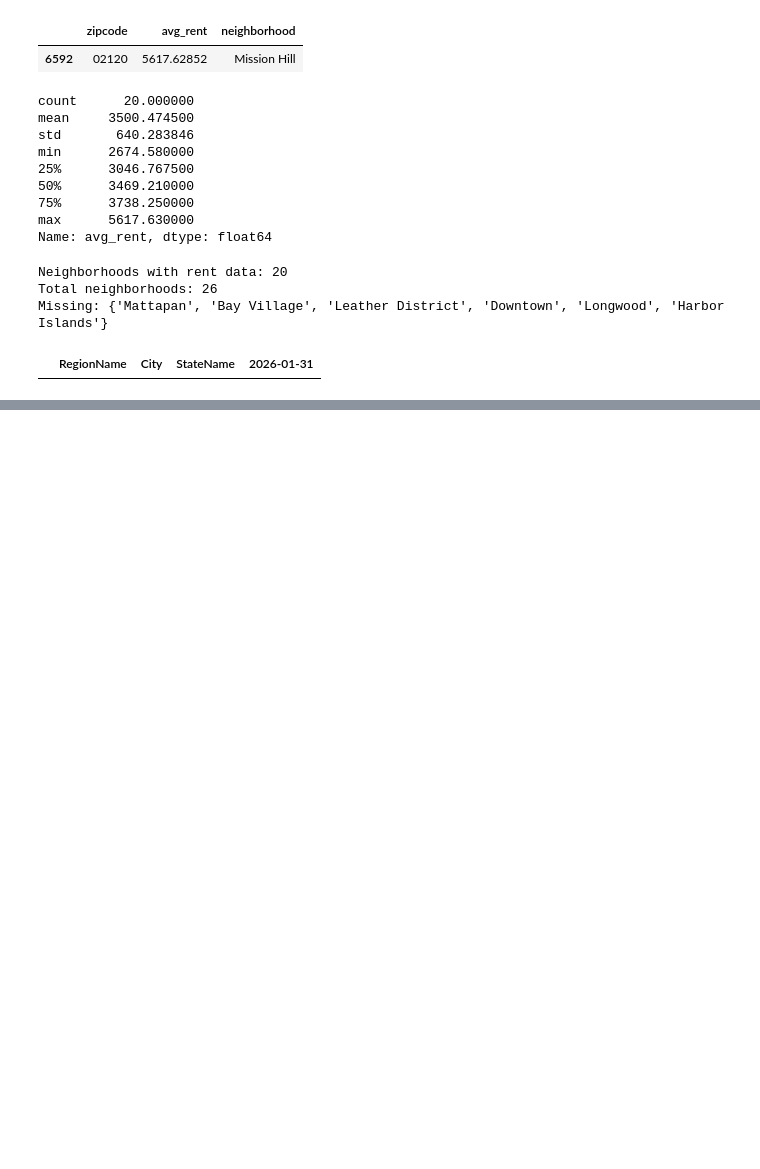
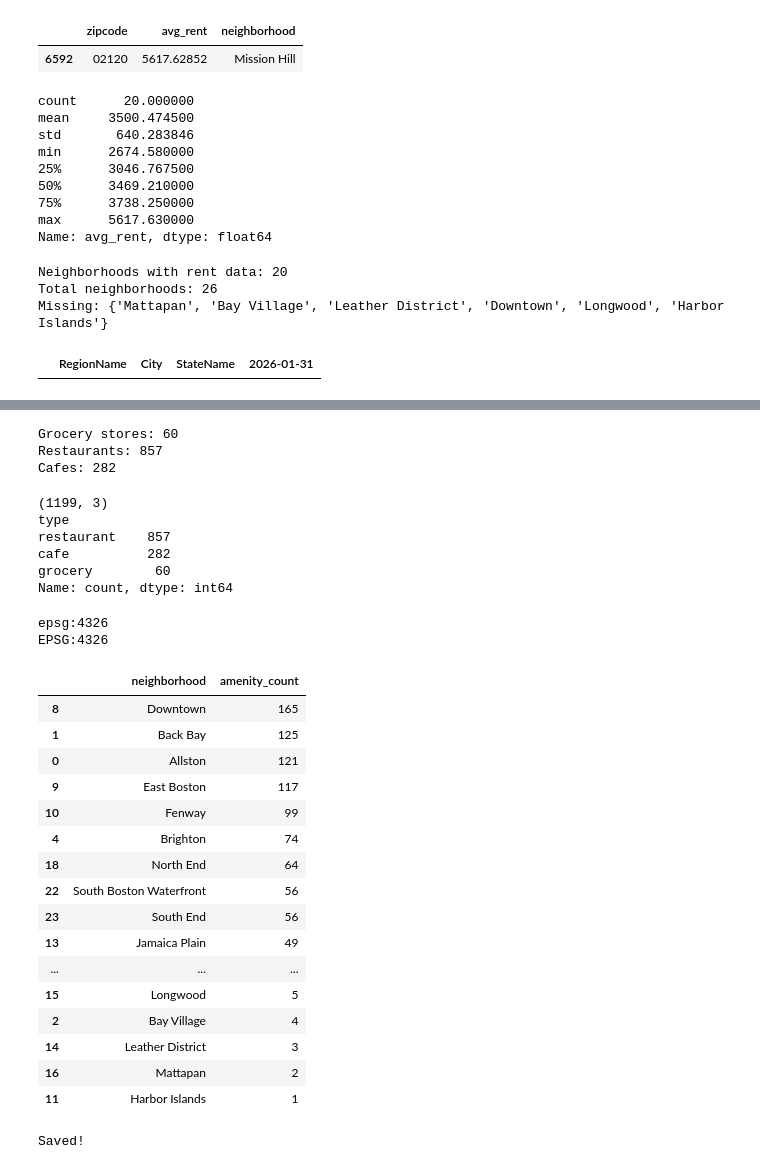
Before and after one commit to Kpop-Smoke/bu-neighborhood-recommender, a Jupyter notebook: notebooks/02_spatial_join.ipynb, the cells around one changed output, grey strips where cells are left out. Saved outputs shown, nothing was run; the diff lists cells and outputs as text; code cells hidden in the pictures; blank space fills up the shorter version.

Commit message:
Add amenity scores: restaurants, cafes, grocery stores per neighborhood

```diff
--- a/notebooks/02_spatial_join.ipynb
+++ b/notebooks/02_spatial_join.ipynb
@@ -452,0 +467,75 @@ rent[rent['RegionName'] == 2126][['RegionName', 'City', 'StateName', '2026-01-31
+# %%
+# Query multiple amenity types
+groceries = ox.features_from_place("Boston, Massachusetts, USA", tags={'shop': 'supermarket'})
+restaurants = ox.features_from_place("Boston, Massachusetts, USA", tags={'amenity': 'restaurant'})
+cafes = ox.features_from_place("Boston, Massachusetts, USA", tags={'amenity': 'cafe'})
+
+print(f"Grocery stores: {len(groceries)}")
+print(f"Restaurants: {len(restaurants)}")
+print(f"Cafes: {len(cafes)}")
+# %% [output]
+Grocery stores: 60
+Restaurants: 857
+Cafes: 282
+# %%
+# Keep only name and geometry, add type label
+groceries_clean = groceries[['name', 'geometry']].copy()
+groceries_clean['type'] = 'grocery'
+
+restaurants_clean = restaurants[['name', 'geometry']].copy()
+restaurants_clean['type'] = 'restaurant'
+
+cafes_clean = cafes[['name', 'geometry']].copy()
+cafes_clean['type'] = 'cafe'
+
+# Combine all
+amenities = pd.concat([groceries_clean, restaurants_clean, cafes_clean])
+print(amenities.shape)
+print(amenities['type'].value_counts())
+# %% [output]
+(1199, 3)
+type
+restaurant    857
+cafe          282
+grocery        60
+Name: count, dtype: int64
+# %%
+print(amenities.crs)
+print(neighborhoods.crs)
+# %% [output]
+epsg:4326
+EPSG:4326
+# %%
+amenities_with_neighborhoods = gpd.sjoin(
+    amenities,
+    neighborhoods[['name', 'geometry']],
+    how='left',
+    predicate='within'
+)
+
+amenity_counts = amenities_with_neighborhoods.groupby('name_right')['type'].count().reset_index()
+amenity_counts.columns = ['neighborhood', 'amenity_count']
+amenity_counts.sort_values('amenity_count', ascending=False)
+# %% [output]
+|  | neighborhood | amenity_count |
+| 8 | Downtown | 165 |
+| 1 | Back Bay | 125 |
+| 0 | Allston | 121 |
+| 9 | East Boston | 117 |
+| 10 | Fenway | 99 |
+| 4 | Brighton | 74 |
+| 18 | North End | 64 |
+| 22 | South Boston Waterfront | 56 |
+| 23 | South End | 56 |
+| 13 | Jamaica Plain | 49 |
+| ... | ... | ... |
+| 15 | Longwood | 5 |
+| 2 | Bay Village | 4 |
+| 14 | Leather District | 3 |
+| 16 | Mattapan | 2 |
+| 11 | Harbor Islands | 1 |
+# %%
+amenity_counts.to_csv('../data/processed/amenity_scores.csv', index=False)
+print("Saved!")
+# %% [output]
+Saved!
```
Also changed, not shown: parts of 1 cell of this notebook, 5 other files.
